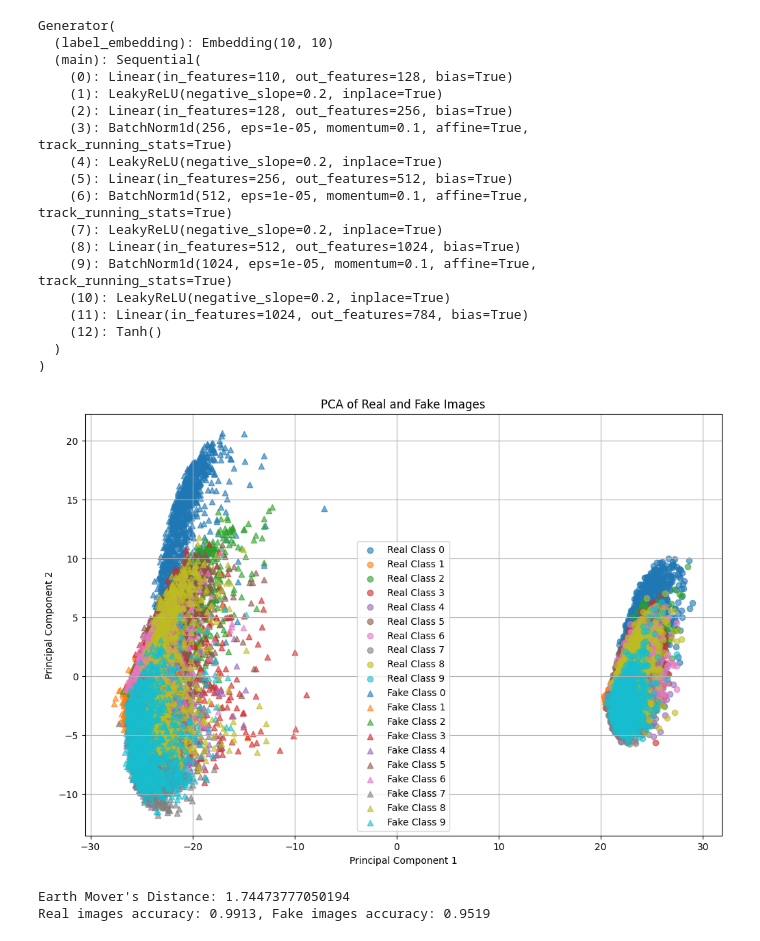
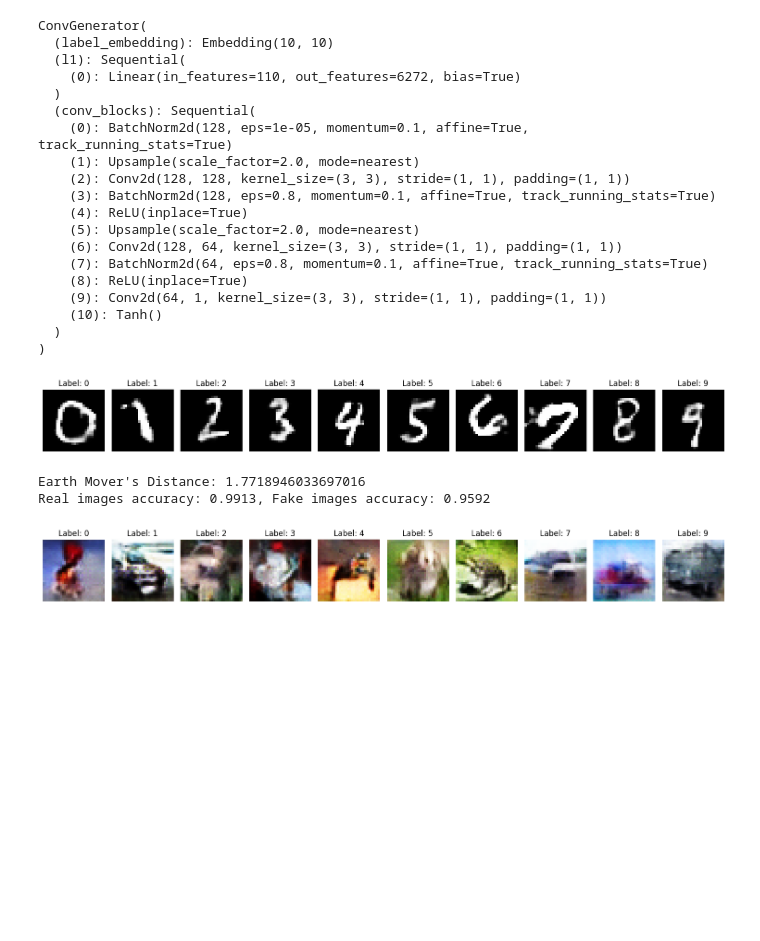
Before and after one commit to alexojica/research-project-experiments, a Jupyter notebook: src/testing.ipynb, the cells around one changed output. Saved outputs shown, nothing was run; the diff lists cells and outputs as text; code cells hidden in the pictures; blank space fills up the shorter version.

```diff
--- a/src/testing.ipynb
+++ b/src/testing.ipynb
@@ -15,63 +15,76 @@ _, test_dataset = get_dataset_custom_training('mnist')
 testloader = DataLoader(test_dataset, batch_size=32, shuffle=True)
 # %%
 # Initialize the Generator
-generator = Generator()
+generator = ConvGenerator()
 # Load the trained model weights
-generator.load_state_dict(torch.load(os.path.join('..', 'weights', 'CGAN_20240529-163324.pth')))
+generator.load_state_dict(torch.load(os.path.join('..', 'weights', 'CGAN_mnist_30_100_0.0002_20240601-142724.pth')))
 generator.eval()
 
 # Device configuration
 device = torch.device('cuda' if torch.cuda.is_available() else 'cpu')
 generator.to(device)
 # %% [output]
-Generator(
+ConvGenerator(
   (label_embedding): Embedding(10, 10)
-  (main): Sequential(
-    (0): Linear(in_features=110, out_features=128, bias=True)
-    (1): LeakyReLU(negative_slope=0.2, inplace=True)
-    (2): Linear(in_features=128, out_features=256, bias=True)
-    (3): BatchNorm1d(256, eps=1e-05, momentum=0.1, affine=True, track_running_stats=True)
-    (4): LeakyReLU(negative_slope=0.2, inplace=True)
-    (5): Linear(in_features=256, out_features=512, bias=True)
-    (6): BatchNorm1d(512, eps=1e-05, momentum=0.1, affine=True, track_running_stats=True)
-    (7): LeakyReLU(negative_slope=0.2, inplace=True)
-    (8): Linear(in_features=512, out_features=1024, bias=True)
-    (9): BatchNorm1d(1024, eps=1e-05, momentum=0.1, affine=True, track_running_stats=True)
-    (10): LeakyReLU(negative_slope=0.2, inplace=True)
-    (11): Linear(in_features=1024, out_features=784, bias=True)
-    (12): Tanh()
+  (l1): Sequential(
+    (0): Linear(in_features=110, out_features=6272, bias=True)
+  )
+  (conv_blocks): Sequential(
+    (0): BatchNorm2d(128, eps=1e-05, momentum=0.1, affine=True, track_running_stats=True)
+    (1): Upsample(scale_factor=2.0, mode=nearest)
+    (2): Conv2d(128, 128, kernel_size=(3, 3), stride=(1, 1), padding=(1, 1))
+    (3): BatchNorm2d(128, eps=0.8, momentum=0.1, affine=True, track_running_stats=True)
+    (4): ReLU(inplace=True)
+    (5): Upsample(scale_factor=2.0, mode=nearest)
+    (6): Conv2d(128, 64, kernel_size=(3, 3), stride=(1, 1), padding=(1, 1))
+    (7): BatchNorm2d(64, eps=0.8, momentum=0.1, affine=True, track_running_stats=True)
+    (8): ReLU(inplace=True)
+    (9): Conv2d(64, 1, kernel_size=(3, 3), stride=(1, 1), padding=(1, 1))
+    (10): Tanh()
   )
 )
 # %%
 real_preds = 0
 fake_preds = 0
 emd_real_images = torch.empty(0, ).to(device)
 emd_fake_images = torch.empty(0, ).to(device)
 labels_list = torch.empty(0, ).to(device)
 
 model = load_classifier('mnist', model_path=os.path.join('..', 'weights', 'mnist_classifier.pth'))
+plot_cgan_generated_images(generator, device, 'mnist', num_classes=10,
+                           latent_dim=100)
 for batch_idx, (images, labels) in enumerate(tqdm(testloader, f"Testing: ")):
     images = images.to(device)
     labels = labels.to(device)
-    fake_images = generate_images(generator, device, labels, num_images=images.size(0), latent_dim=100,
-                                  num_classes=10)
+    fake_images = generate_images(generator, device, labels, num_images=images.size(0), latent_dim=100)
     emd_real_images = torch.cat((emd_real_images, images), dim=0)
     emd_fake_images = torch.cat((emd_fake_images, fake_images), dim=0)
     labels_list = torch.cat((labels_list, labels), dim=0)
     real_preds_temp, fake_preds_temp = classifier_accuracy(model, images, fake_images, labels, 'mnist',
                                                            device)
     real_preds += real_preds_temp
     fake_preds += fake_preds_temp
 
 real_accuracy = real_preds / len(test_dataset)
 fake_accuracy = fake_preds / len(test_dataset)
 
 emd = calculate_emd(emd_real_images, emd_fake_images)
 # pca_real, pca_fake = pca_images(emd_real_images, emd_fake_images)
 # plot_pca(pca_real, pca_fake, labels_list)
 print(f"Earth Mover's Distance: {emd}")
 print(f"Real images accuracy: {real_accuracy}, Fake images accuracy: {fake_accuracy}")
 # %% [output]
-[figure, old version]
+[figure, new version]
-Earth Mover's Distance: 1.74473777050194
-Real images accuracy: 0.9913, Fake images accuracy: 0.9519
+Earth Mover's Distance: 1.7718946033697016
+Real images accuracy: 0.9913, Fake images accuracy: 0.9592
+# %%
+from src.CGAN_PyTorch.cgan_pytorch.models.generator import GeneratorCIFAR
+
+gen = GeneratorCIFAR().to(device)
+
+gen.load_state_dict(torch.load(os.path.join('..', 'weights', 'CGAN_20240531-115557.pth')))
+
+plot_cgan_generated_images(gen, device, 'cifar', num_classes=10,
+                           latent_dim=100)
+# %% [output]
+[figure, added]
```
Also changed, not shown: parts of 1 cell of this notebook, 9 other files.
